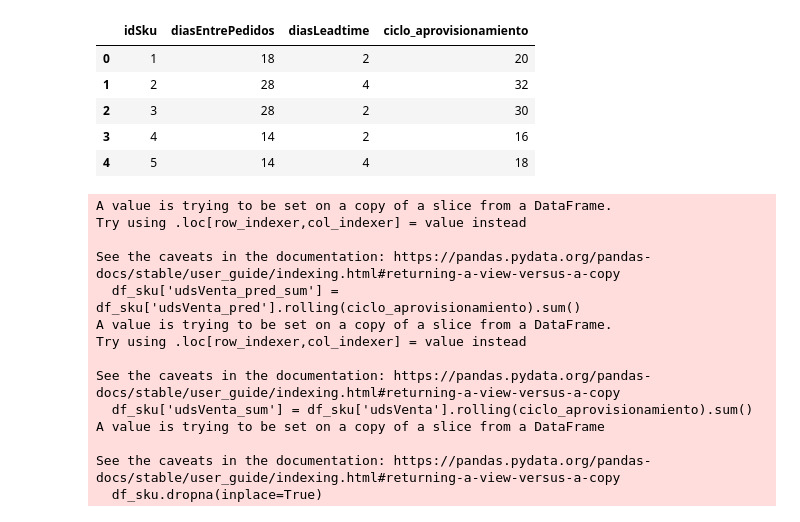
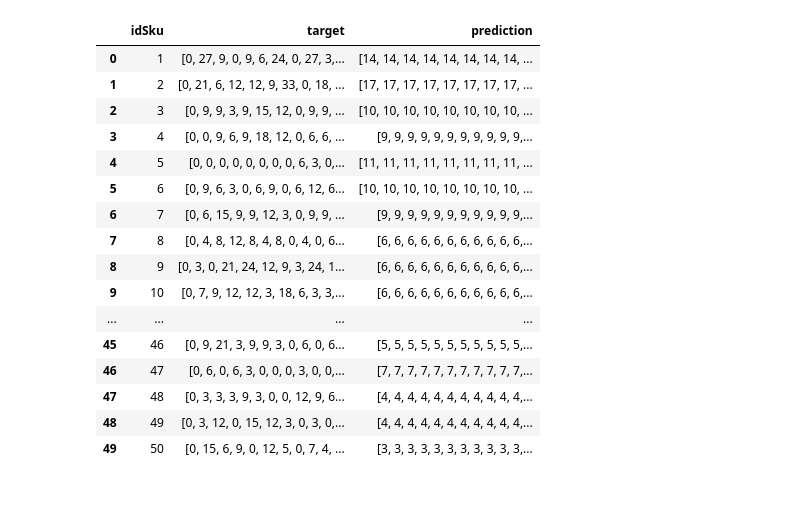
Before and after one commit to 96garciaivan/TFM_prediccion_promocional_demanda, a Jupyter notebook: Notebooks/Naive.ipynb, the cells around one changed output. Saved outputs shown, nothing was run; the diff lists cells and outputs as text; code cells hidden in the pictures; blank space fills up the shorter version.

```diff
--- a/Notebooks/Naive.ipynb
+++ b/Notebooks/Naive.ipynb
@@ -70,46 +50,0 @@ df_ciclo.head()
-# %%
-# create a column named ciclo_aprovisionamiento with sum of diasEntrePedidos and diasLeadtime
-df_ciclo['ciclo_aprovisionamiento'] = df_ciclo['diasEntrePedidos'] + df_ciclo['diasLeadtime']
-df_ciclo.head()
-# %% [output]
-|  | idSku | diasEntrePedidos | diasLeadtime | ciclo_aprovisionamiento |
-| 0 | 1 | 18 | 2 | 20 |
-| 1 | 2 | 28 | 4 | 32 |
-| 2 | 3 | 28 | 2 | 30 |
-| 3 | 4 | 14 | 2 | 16 |
-| 4 | 5 | 14 | 4 | 18 |
-# %%
-results = pd.DataFrame(columns=['idSku', 'target', 'prediction'])
-# iterate over each sku of df_ciclo
-for i in range(len(df_ciclo)):
-
-    # get the sku
-    sku = df_ciclo.loc[i, 'idSku']
-
-    # get the ciclo_aprovisionamiento
-    ciclo_aprovisionamiento = df_ciclo.loc[i, 'ciclo_aprovisionamiento']
-
-    # create a dataframe with the idSku = sku
-    df_sku = test[test['idSku'] == sku]
-    # create a column with the sum of udsVenta_pred for de last ciclo_aprovisionamiento days
-    df_sku['udsVenta_pred_sum'] = df_sku['udsVenta_pred'].rolling(ciclo_aprovisionamiento).sum()
-    df_sku['udsVenta_sum'] = df_sku['udsVenta'].rolling(ciclo_aprovisionamiento).sum()
-    df_sku.dropna(inplace=True)
-    prediction = df_sku['udsVenta_pred_sum']
-    target= df_sku['udsVenta_sum']
-    results = results.append({'idSku': i+1, 'target': target, 'prediction': prediction}, ignore_index=True)
-# %% [output]
-A value is trying to be set on a copy of a slice from a DataFrame.
-Try using .loc[row_indexer,col_indexer] = value instead
-
-See the caveats in the documentation: https://pandas.pydata.org/pandas-docs/stable/user_guide/indexing.html#returning-a-view-versus-a-copy
-  df_sku['udsVenta_pred_sum'] = df_sku['udsVenta_pred'].rolling(ciclo_aprovisionamiento).sum()
-A value is trying to be set on a copy of a slice from a DataFrame.
-Try using .loc[row_indexer,col_indexer] = value instead
-
-See the caveats in the documentation: https://pandas.pydata.org/pandas-docs/stable/user_guide/indexing.html#returning-a-view-versus-a-copy
-  df_sku['udsVenta_sum'] = df_sku['udsVenta'].rolling(ciclo_aprovisionamiento).sum()
-A value is trying to be set on a copy of a slice from a DataFrame
-
-See the caveats in the documentation: https://pandas.pydata.org/pandas-docs/stable/user_guide/indexing.html#returning-a-view-versus-a-copy
-  df_sku.dropna(inplace=True)
@@ -116,3 +66,23 @@ See the caveats in the documentation: https://pandas.pydata.org/pandas-docs/stab
+# %%
+results
+# %% [output]
+|  | idSku | target | prediction |
+| 0 | 1 | [0, 27, 9, 0, 9, 6, 24, 0, 27, 3,... | [14, 14, 14, 14, 14, 14, 14, 14, ... |
+| 1 | 2 | [0, 21, 6, 12, 12, 9, 33, 0, 18, ... | [17, 17, 17, 17, 17, 17, 17, 17, ... |
+| 2 | 3 | [0, 9, 9, 3, 9, 15, 12, 0, 9, 9, ... | [10, 10, 10, 10, 10, 10, 10, 10, ... |
+| 3 | 4 | [0, 0, 9, 6, 9, 18, 12, 0, 6, 6, ... | [9, 9, 9, 9, 9, 9, 9, 9, 9, 9, 9,... |
+| 4 | 5 | [0, 0, 0, 0, 0, 0, 0, 0, 6, 3, 0,... | [11, 11, 11, 11, 11, 11, 11, 11, ... |
+| 5 | 6 | [0, 9, 6, 3, 0, 6, 9, 0, 6, 12, 6... | [10, 10, 10, 10, 10, 10, 10, 10, ... |
+| 6 | 7 | [0, 6, 15, 9, 9, 12, 3, 0, 9, 9, ... | [9, 9, 9, 9, 9, 9, 9, 9, 9, 9, 9,... |
+| 7 | 8 | [0, 4, 8, 12, 8, 4, 8, 0, 4, 0, 6... | [6, 6, 6, 6, 6, 6, 6, 6, 6, 6, 6,... |
+| 8 | 9 | [0, 3, 0, 21, 24, 12, 9, 3, 24, 1... | [6, 6, 6, 6, 6, 6, 6, 6, 6, 6, 6,... |
+| 9 | 10 | [0, 7, 9, 12, 12, 3, 18, 6, 3, 3,... | [6, 6, 6, 6, 6, 6, 6, 6, 6, 6, 6,... |
+| ... | ... | ... | ... |
+| 45 | 46 | [0, 9, 21, 3, 9, 9, 3, 0, 6, 0, 6... | [5, 5, 5, 5, 5, 5, 5, 5, 5, 5, 5,... |
+| 46 | 47 | [0, 6, 0, 6, 3, 0, 0, 0, 3, 0, 0,... | [7, 7, 7, 7, 7, 7, 7, 7, 7, 7, 7,... |
+| 47 | 48 | [0, 3, 3, 3, 9, 3, 0, 0, 12, 9, 6... | [4, 4, 4, 4, 4, 4, 4, 4, 4, 4, 4,... |
+| 48 | 49 | [0, 3, 12, 0, 15, 12, 3, 0, 3, 0,... | [4, 4, 4, 4, 4, 4, 4, 4, 4, 4, 4,... |
+| 49 | 50 | [0, 15, 6, 9, 0, 12, 5, 0, 7, 4, ... | [3, 3, 3, 3, 3, 3, 3, 3, 3, 3, 3,... |
 # %%
 # RMSE: Root Mean Squared Error
 # MAPE: Mean Absolute Percentage Error
```
Also changed, not shown: parts of 14 cells of this notebook, 23 other files.
